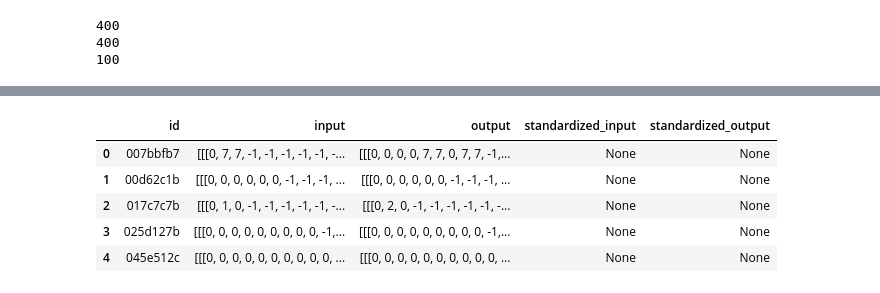
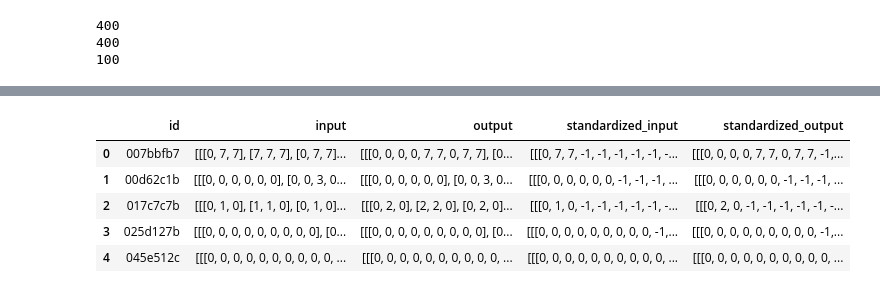
Before and after one commit to anishfish2/arc-ai, a Jupyter notebook: main.ipynb, the cells around one changed output, grey strips where cells are left out. Drawn from its saved outputs; the diff is of its cells as text; code cells hidden in the pictures.

```diff
--- a/main.ipynb
+++ b/main.ipynb
@@ -239,26 +138,0 @@ display(train_set_df.head())
-# %%
-def standardize_data(data):
-    temp_data = data.copy()
-    for i in range(len(temp_data)):
-        for j in range(len(temp_data[i])):
-            while len(temp_data[i][j]) < 30:
-                temp_data[i][j].append(-1)
-        while len(temp_data[i]) < 30:
-            temp_data[i].append([-1 for k in range(30)])
-
-    return
-
-train_set_df['standardized_input'] = train_set_df['input'].apply(lambda x: standardize_data(x))
-train_set_df['standardized_output'] = train_set_df['output'].apply(lambda x: standardize_data(x))
-eval_set_df['standardized_input'] = eval_set_df['input'].apply(lambda x: standardize_data(x))
-eval_set_df['standardized_output'] = eval_set_df['output'].apply(lambda x: standardize_data(x))
-test_set_df['standardized_input'] = test_set_df['input'].apply(lambda x: standardize_data(x))
-
-display(train_set_df.head())
-# %% [output]
-|  | id | input | output | standardized_input | standardized_output |
-| 0 | 007bbfb7 | [[[0, 7, 7, -1, -1, -1, -1, -1, -... | [[[0, 0, 0, 0, 7, 7, 0, 7, 7, -1,... | None | None |
-| 1 | 00d62c1b | [[[0, 0, 0, 0, 0, 0, -1, -1, -1, ... | [[[0, 0, 0, 0, 0, 0, -1, -1, -1, ... | None | None |
-| 2 | 017c7c7b | [[[0, 1, 0, -1, -1, -1, -1, -1, -... | [[[0, 2, 0, -1, -1, -1, -1, -1, -... | None | None |
-| 3 | 025d127b | [[[0, 0, 0, 0, 0, 0, 0, 0, 0, -1,... | [[[0, 0, 0, 0, 0, 0, 0, 0, 0, -1,... | None | None |
-| 4 | 045e512c | [[[0, 0, 0, 0, 0, 0, 0, 0, 0, 0, ... | [[[0, 0, 0, 0, 0, 0, 0, 0, 0, 0, ... | None | None |
@@ -277,0 +139,22 @@ display(train_set_df.head())
+# %%
+
+
+
+train_set_df['standardized_input'] = train_set_df['input'].apply(standardize_data)
+train_set_df['standardized_output'] = train_set_df['output'].apply(standardize_data)
+train_predict_set_df['standardized_input'] = train_predict_set_df['input'].apply(standardize_data)
+train_predict_set_df['standardized_output'] = train_predict_set_df['output'].apply(standardize_data)
+eval_set_df['standardized_input'] = eval_set_df['input'].apply(standardize_data)
+eval_set_df['standardized_output'] = eval_set_df['output'].apply(standardize_data)
+eval_predict_set_df['standardized_input'] = eval_predict_set_df['input'].apply(standardize_data)
+eval_predict_set_df['standardized_output'] = eval_predict_set_df['output'].apply(standardize_data)
+test_set_df['standardized_input'] = test_set_df['input'].apply(standardize_data)
+
+display(train_set_df.head())
+# %% [output]
+|  | id | input | output | standardized_input | standardized_output |
+| 0 | 007bbfb7 | [[[0, 7, 7], [7, 7, 7], [0, 7, 7]... | [[[0, 0, 0, 0, 7, 7, 0, 7, 7], [0... | [[[0, 7, 7, -1, -1, -1, -1, -1, -... | [[[0, 0, 0, 0, 7, 7, 0, 7, 7, -1,... |
+| 1 | 00d62c1b | [[[0, 0, 0, 0, 0, 0], [0, 0, 3, 0... | [[[0, 0, 0, 0, 0, 0], [0, 0, 3, 0... | [[[0, 0, 0, 0, 0, 0, -1, -1, -1, ... | [[[0, 0, 0, 0, 0, 0, -1, -1, -1, ... |
+| 2 | 017c7c7b | [[[0, 1, 0], [1, 1, 0], [0, 1, 0]... | [[[0, 2, 0], [2, 2, 0], [0, 2, 0]... | [[[0, 1, 0, -1, -1, -1, -1, -1, -... | [[[0, 2, 0, -1, -1, -1, -1, -1, -... |
+| 3 | 025d127b | [[[0, 0, 0, 0, 0, 0, 0, 0, 0], [0... | [[[0, 0, 0, 0, 0, 0, 0, 0, 0], [0... | [[[0, 0, 0, 0, 0, 0, 0, 0, 0, -1,... | [[[0, 0, 0, 0, 0, 0, 0, 0, 0, -1,... |
+| 4 | 045e512c | [[[0, 0, 0, 0, 0, 0, 0, 0, 0, 0, ... | [[[0, 0, 0, 0, 0, 0, 0, 0, 0, 0, ... | [[[0, 0, 0, 0, 0, 0, 0, 0, 0, 0, ... | [[[0, 0, 0, 0, 0, 0, 0, 0, 0, 0, ... |
```
Also changed, not shown: parts of 14 cells of this notebook, 5 other files.
